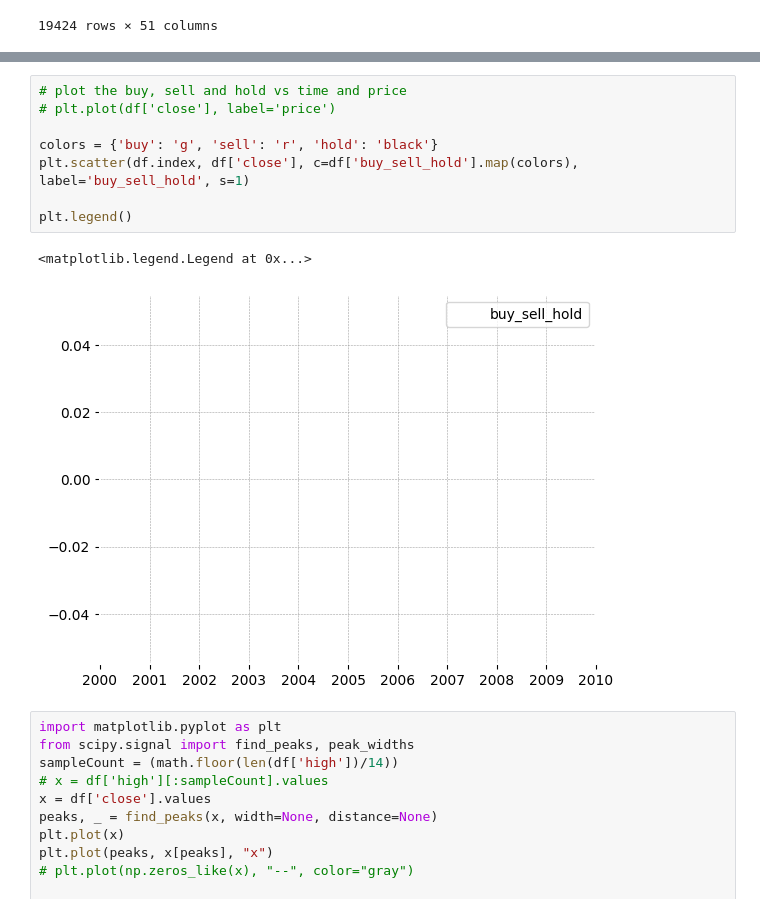
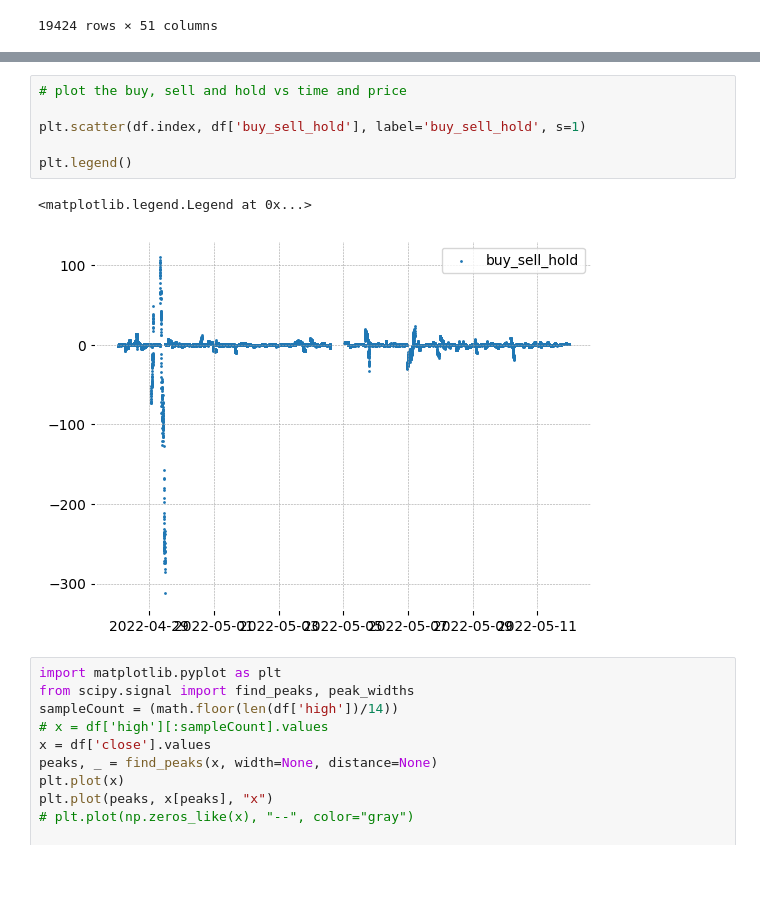
Before and after one commit to mrjaytv/cryptolord, a Jupyter notebook: IndicatorCompilation.ipynb, the cells around one changed output, grey strips where cells are left out. Cells and saved outputs as stored; diff of their text form; blank space fills up the shorter version.

```diff
--- a/IndicatorCompilation.ipynb
+++ b/IndicatorCompilation.ipynb
@@ -392,14 +415,12 @@ df
 # %%
 # plot the buy, sell and hold vs time and price
-# plt.plot(df['close'], label='price')
 
-colors = {'buy': 'g', 'sell': 'r', 'hold': 'black'}
-plt.scatter(df.index, df['close'], c=df['buy_sell_hold'].map(colors), label='buy_sell_hold', s=1)
+plt.scatter(df.index, df['buy_sell_hold'], label='buy_sell_hold', s=1)
 
 plt.legend()
 # %% [output]
 <matplotlib.legend.Legend at 0x...>
-[figure, old version]
+[figure, new version]
 # %%
 import matplotlib.pyplot as plt
 from scipy.signal import find_peaks, peak_widths
```
Also changed, not shown: parts of 7 cells of this notebook, 2 other files.
